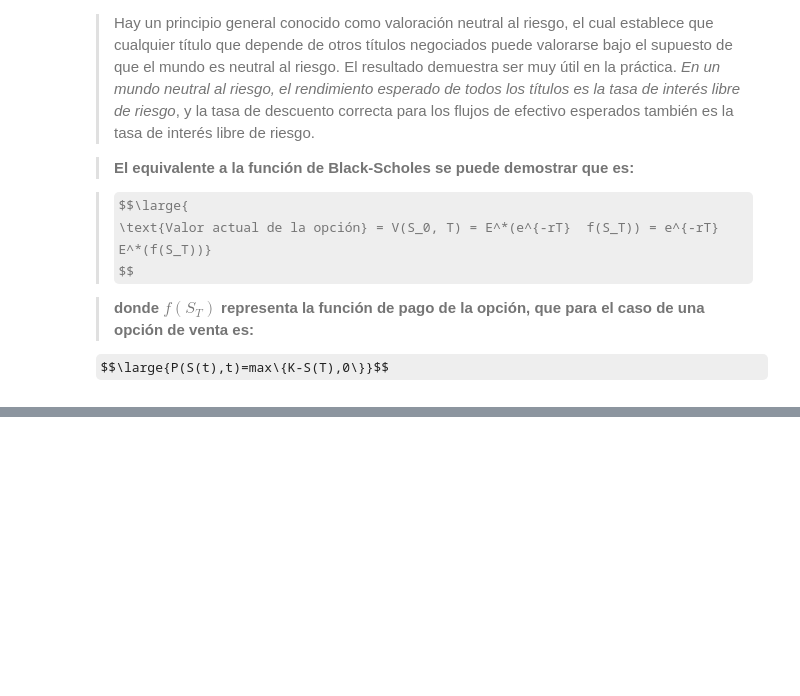
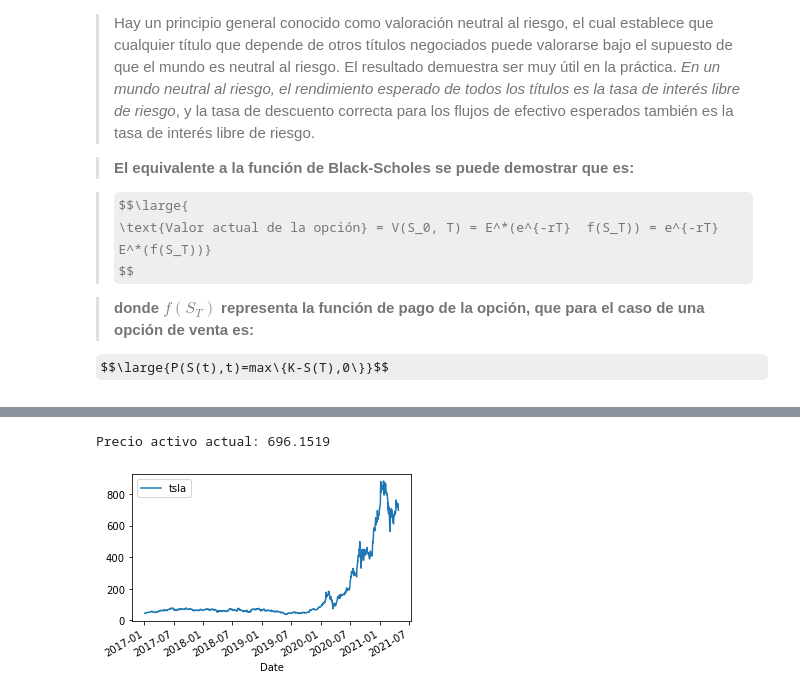
Before and after one commit to AndresLaresBarragan/ProyectoConjunto_ALares_ILandaverde, a Jupyter notebook: Tarea 9.ipynb, the cells around one changed output, grey strips where cells are left out. Cells and saved outputs as stored; diff of their text form; code cells hidden in the pictures; some formulas as TeX source; blank space fills up the shorter version.

```diff
--- a/Tarea 9.ipynb
+++ b/Tarea 9.ipynb
@@ -33 +55,16 @@ $$\large{P(S(t),t)=max\{K-S(T),0\}}$$
+# %%
+# Función para descargar precios de cierre ajustados:
+def get_adj_closes(tickers, start_date=None, end_date=None):
+    # Fecha inicio por defecto (start_date='2010-01-01') y fecha fin por defecto (end_date=today)
+    # Descargamos DataFrame con todos los datos
+    closes = web.DataReader(name=tickers, data_source='yahoo', start=start_date, end=end_date)
+    # Solo necesitamos los precios ajustados en el cierre
+    closes = closes['Adj Close']
+    # Se ordenan los índices de manera ascendente
+    closes.sort_index(inplace=True)
+    return closes
+
+#Función que regresa rendimientos logarítmicos:
+def calc_daily_ret(closes):
+    return np.log(closes/closes.shift(1)).iloc[1:]
 # %% [markdown]
@@ -40,0 +102,4 @@ $$\large{P(S(t),t)=max\{K-S(T),0\}}$$
+# %%
+print("Precio activo actual:",tesla_opt.Underlying_Price[0])
+# %% [output]
+Precio activo actual: 696.1519
@@ -40,0 +108,8 @@ $$\large{P(S(t),t)=max\{K-S(T),0\}}$$
+# %%
+ticker = ['tsla']
+start_date = '2017-01-01'
+closes_tesla = get_adj_closes(ticker, start_date)
+closes_tesla.plot(figsize=(5,3));
+plt.legend(ticker);
+# %% [output]
+[figure, added]
```
Also changed, not shown: parts of 58 cells of this notebook.
